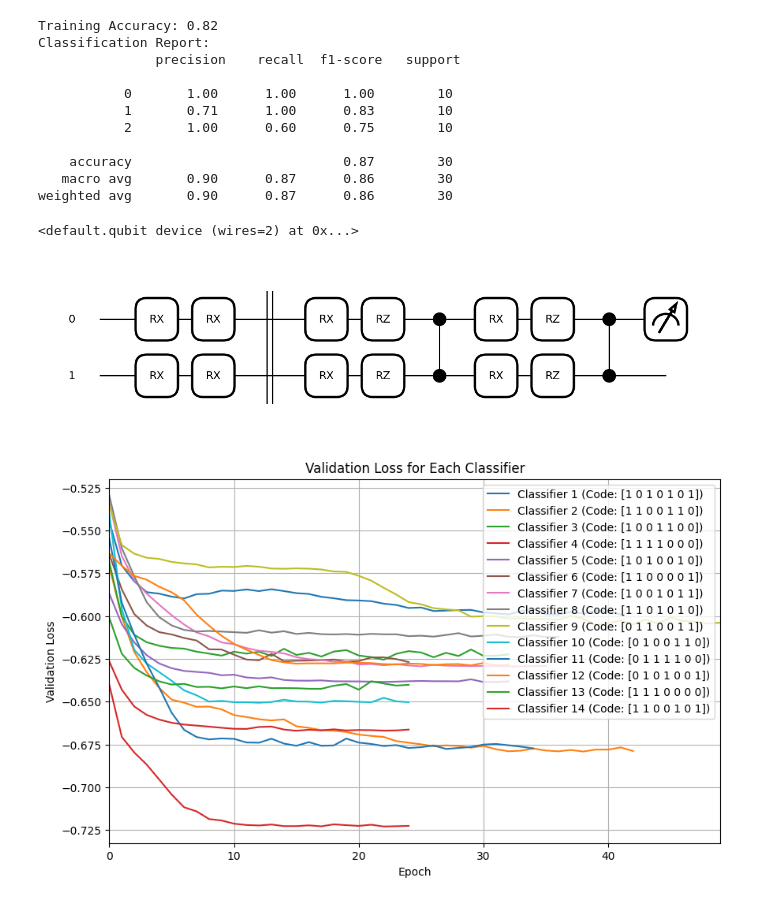
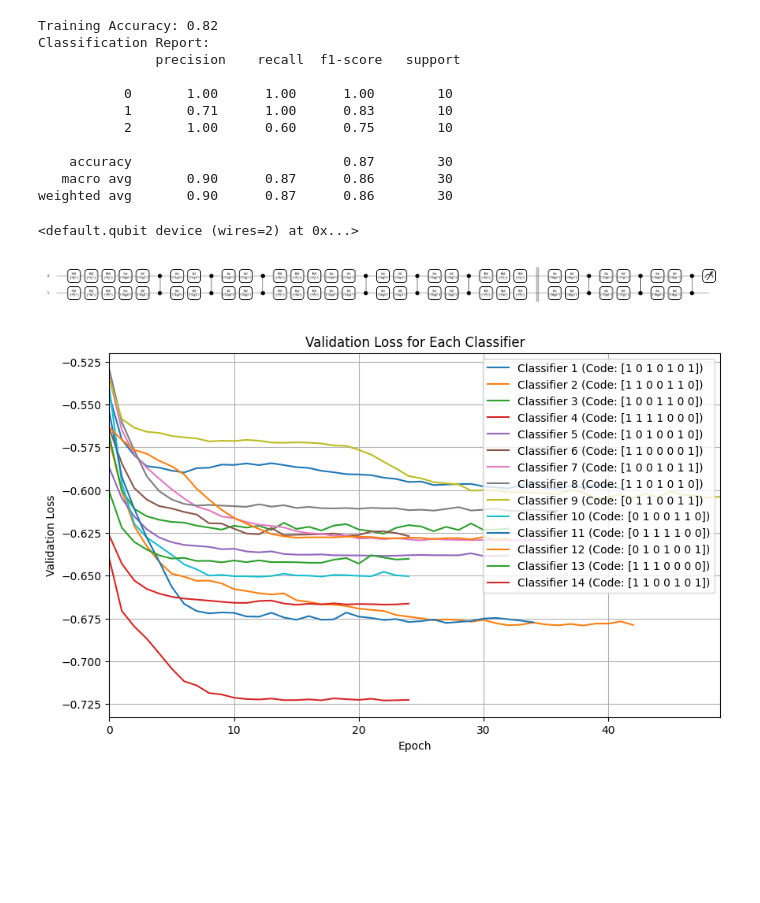
Before and after one commit to EdwardM222/QML-RP, a Jupyter notebook: thesis.ipynb, the cells around one changed output. Cells and saved outputs as stored; diff of their text form; code cells hidden in the pictures; blank space fills up the shorter version.

```diff
--- a/thesis.ipynb
+++ b/thesis.ipynb
@@ -688,7 +684,7 @@ def reuploading_qlayer(
             for f in range(feats_per_qubit):
                 feature_idx = q * feats_per_qubit + f
                 gate = rot_gates[f % len(rot_gates)]
-                gate(inputs[..., feature_idx], wires=q)
+                gate(inputs[..., feature_idx], wires=q, id=f"f{feature_idx}")
 
     def strongly_entangling_block(weights, trainable_layers, ranges, start_idx):
         repeats = max(trainable_layers, 1)
@@ -706,7 +702,7 @@ def reuploading_qlayer(
                 if trainable_layers > 0:
                     # Apply trainable Rot gates for this layer
                     for g, gate in enumerate(rot_gates):
-                        gate(weights[start_idx + layer, q, g], wires=q)
+                        gate(weights[start_idx + layer, q, g], wires=q, id=f"l{start_idx + layer}g{g}")
 
             if n_qubits > 1:
                 for q in range(n_qubits - 1):
@@ -728,38 +724,38 @@ def reuploading_qlayer(
     def circuit(inputs, weights):
         layer_idx = 0
         for r in range(reuploads):
             feature_block(inputs)
             if r == reuploads - 1:
                 qml.Barrier(wires=range(n_qubits), only_visual=True)
             if entangle_between_reuploads or r == reuploads - 1:
                 strongly_entangling_block(weights, trainable_layers[r], ranges[r], layer_idx)
             layer_idx += trainable_layers[r]
 
         return qml.probs(wires=measurement_wires)
 
     weight_shapes = {
         "weights": (sum(trainable_layers), n_qubits, len(rot_gates))
     }
 
     qlayer = qml.qnn.TorchLayer(circuit, weight_shapes)
 
     return qlayer, circuit, weight_shapes, n_features
 
 qlayer, circuit, weight_shapes, n_features = reuploading_qlayer(
     n_qubits=2,
-    feats_per_qubit=1,
-    reuploads=2,
-    entangle_between_reuploads=False,
-    trainable_layers= 2,
+    feats_per_qubit=3,
+    reuploads=3,
+    entangle_between_reuploads=True,
+    trainable_layers= 3,
     ranges=1,
     measurement_wires=[0],
 )
 
 qml.draw_mpl(circuit)(torch.zeros(n_features), torch.zeros(weight_shapes["weights"]))
 print(circuit.device)
 # %% [output]
 <default.qubit device (wires=2) at 0x...>
-[figure, old version]
+[figure, new version]
 # %%
 lab_train = pd.read_csv('lab1-train-processed.csv')
 lab_test = pd.read_csv('lab1-test-processed.csv')
```
Also changed, not shown: parts of 4 cells of this notebook.
